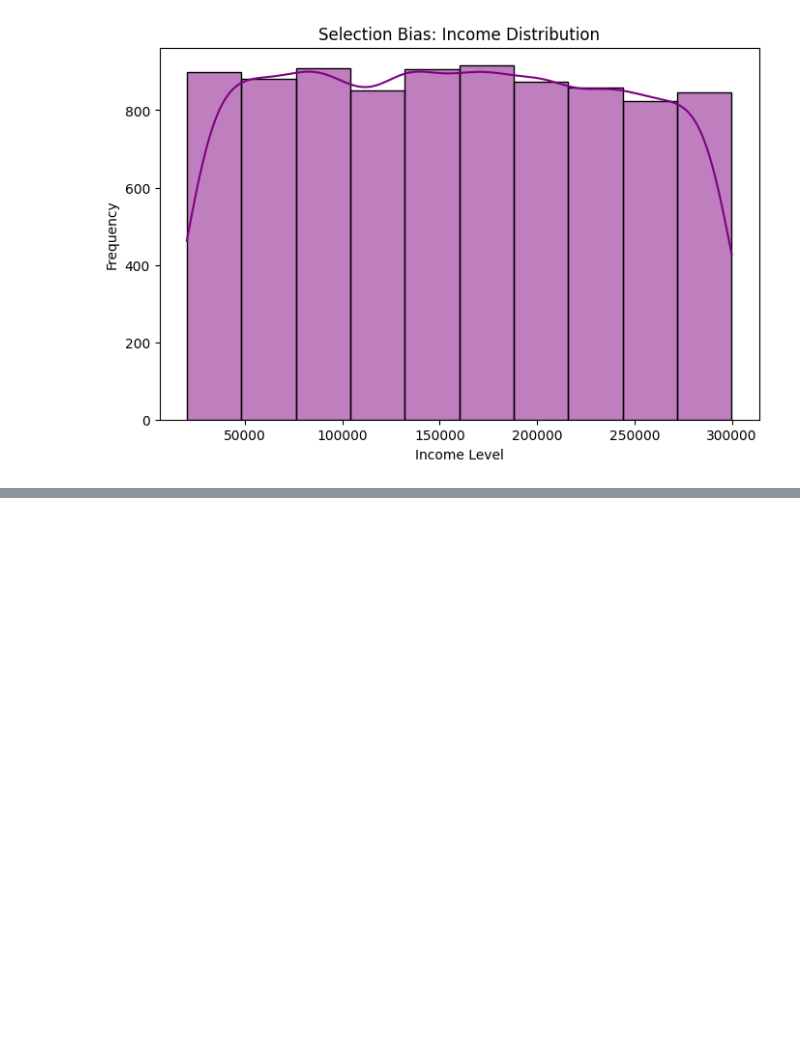
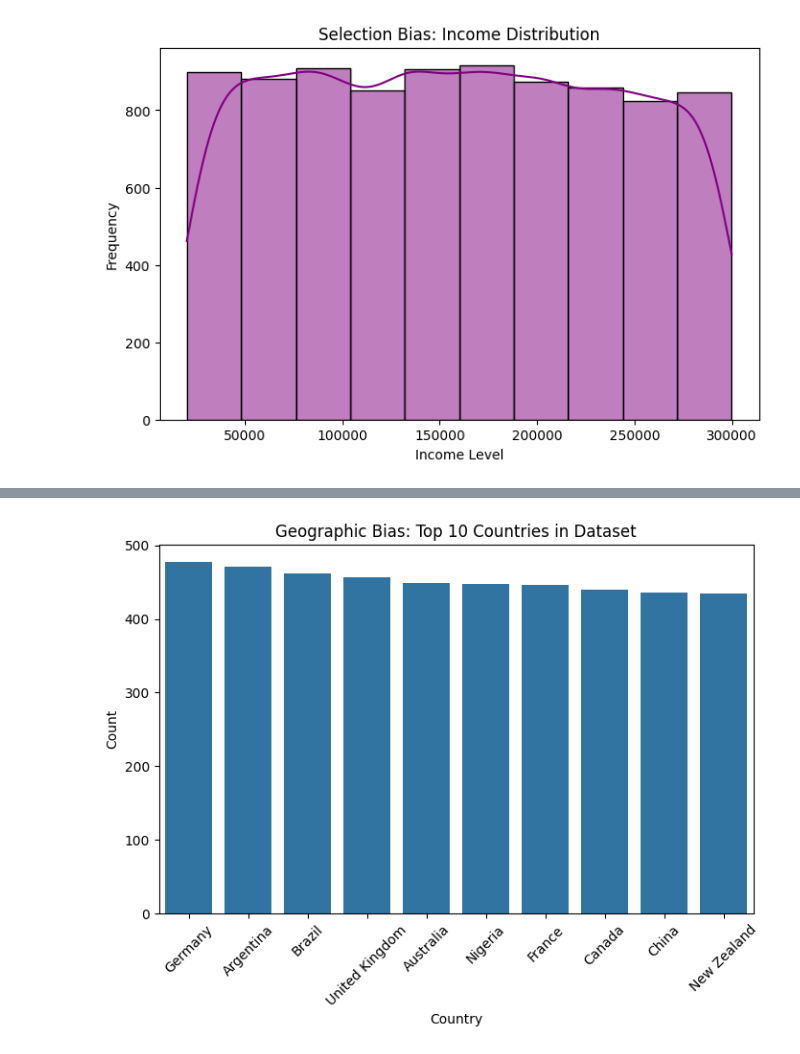
Before and after one commit to Group4-s2025/DATA6550-Bias, a Jupyter notebook: Module_2.ipynb, the cells around one changed output, grey strips where cells are left out. Cells and saved outputs as stored; diff of their text form; code cells hidden in the pictures; blank space fills up the shorter version.

```diff
--- a/Module_2.ipynb
+++ b/Module_2.ipynb
@@ -82,0 +113,13 @@ plt.show()
+# %%
+# Top 10 countries
+top_countries = df["Country"].value_counts().nlargest(10)
+
+# Bar plot for top countries
+plt.figure(figsize=(8,5))
+sns.barplot(x=top_countries.index, y=top_countries.values)
+plt.title("Geographic Bias: Top 10 Countries in Dataset")
+plt.ylabel("Count")
+plt.xticks(rotation=45)
+plt.show()
+# %% [output]
+[figure, added]
```
Also changed, not shown: parts of 6 cells of this notebook.
